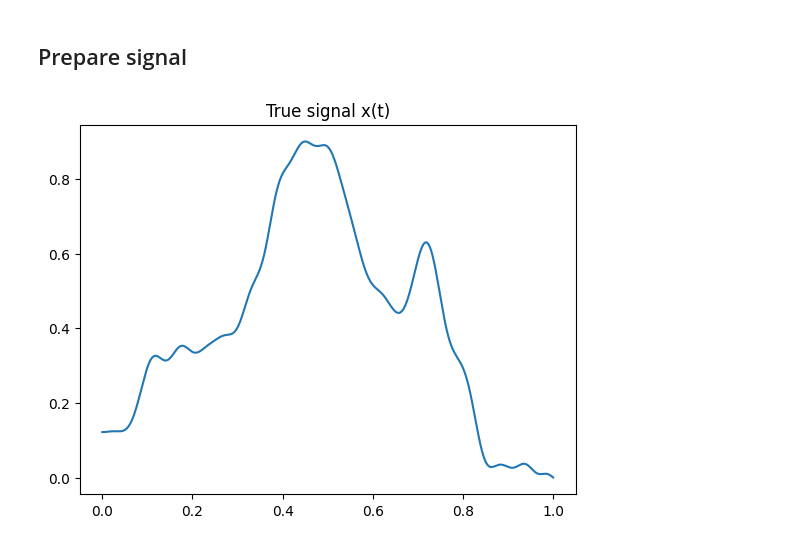
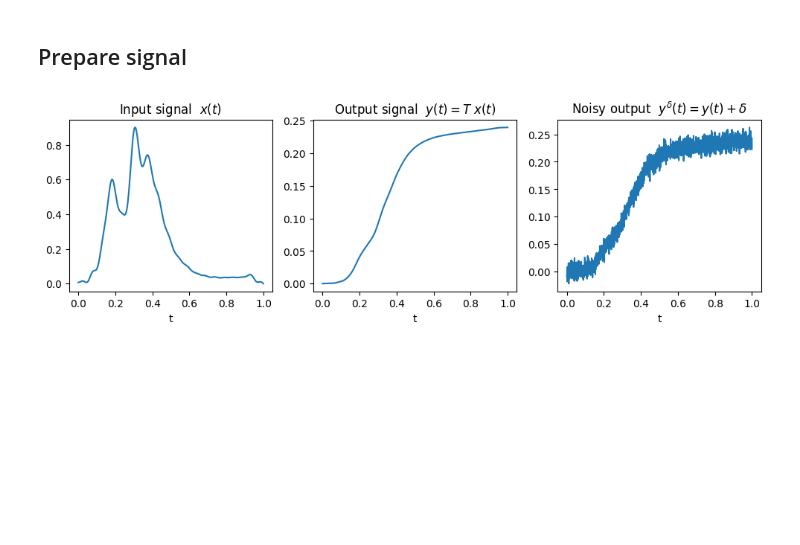
Before and after one commit to CentofantiEze/FBResNet, a Jupyter notebook: notebooks/explore_bias.ipynb, the cells around one changed output. Cells and saved outputs as stored; diff of their text form; code cells hidden in the pictures; blank space fills up the shorter version.

```diff
--- a/notebooks/explore_bias.ipynb
+++ b/notebooks/explore_bias.ipynb
@@ -46,24 +48,34 @@ train_set, val_set = model.CreateDataSet()
 # %% [markdown]
 ## Prepare signal
-# %%
-# Select one signal
-signal_id = 6
-[y,x] = val_set.dataset[signal_id:signal_id+1]
-x_true = Variable(x, requires_grad=False)
-x_bias = Variable(y, requires_grad=False)
-
-# Prepare start value
-x_init   = torch.zeros(x_bias.size())
-inv      = np.diag(model.physics.eigm**(2*model.physics.a))
-tTTinv   = MyMatmul(inv)
-x_init   = tTTinv(y) # no filtration of high frequences
-x_init   = Variable(x_init,requires_grad=False)
-
-
-t = np.linspace(0,(params['N']-1)/params['N'],params['N'])
-plt.plot(t, model.model.Layers[0].Pelt(x_true).numpy()[0,0])
-plt.title('True signal x(t)')
-plt.show()
-# %% [output]
-[figure, removed]
+# %%
+# Select one signal
+signal_id = 6
+[y,x] = val_set.dataset[signal_id:signal_id+1]
+x_true = Variable(x, requires_grad=False)
+x_bias = Variable(y, requires_grad=False)
+
+# Input signal in the finite elements basis
+test_signal_coeff = np.array(x_true[0,0])
+test_signal_elt = torch.Tensor(model.physics.basis.T @ test_signal_coeff * params['N'])
+
+# Output signal with noise
+y =  model.physics.Compute(test_signal_elt)
+noise_std_dev = model.noise * np.sqrt((torch.sum(y**2)).item() )/np.sqrt(params['N'])
+noise = torch.randn(test_signal_elt.shape) * noise_std_dev
+y_noisy = model.physics.Compute(test_signal_elt) + noise
+
+t = np.linspace(0,(params['N']-1)/params['N'],params['N'])
+fig, ax = plt.subplots(1,3, figsize=(12,3))
+ax[0].plot(t, model.model.Layers[0].Pelt(x_true).numpy()[0,0])
+ax[0].set_title(r'Input signal  $x(t)$')
+ax[0].set_xlabel('t')
+ax[1].plot(t, y)
+ax[1].set_title(r'Output signal  $y(t)=T\;x(t)$')
+ax[1].set_xlabel('t')
+ax[2].plot(t, y_noisy)
+ax[2].set_title(r'Noisy output  $y^{\delta}(t)=y(t) + \delta$')
+ax[2].set_xlabel('t')
+plt.show()
+# %% [output]
+[figure, added]
 # %%
```
Also changed, not shown: parts of 4 cells of this notebook, 1 other file.
